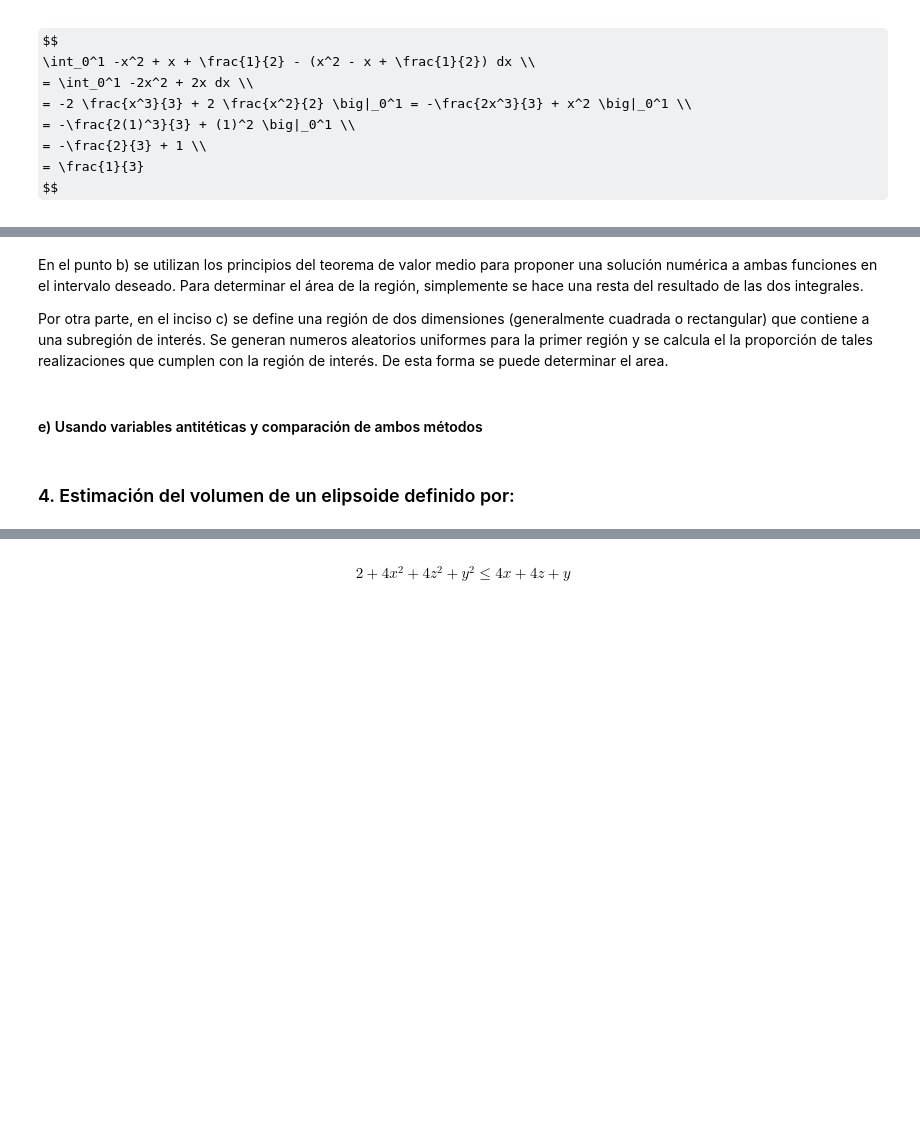
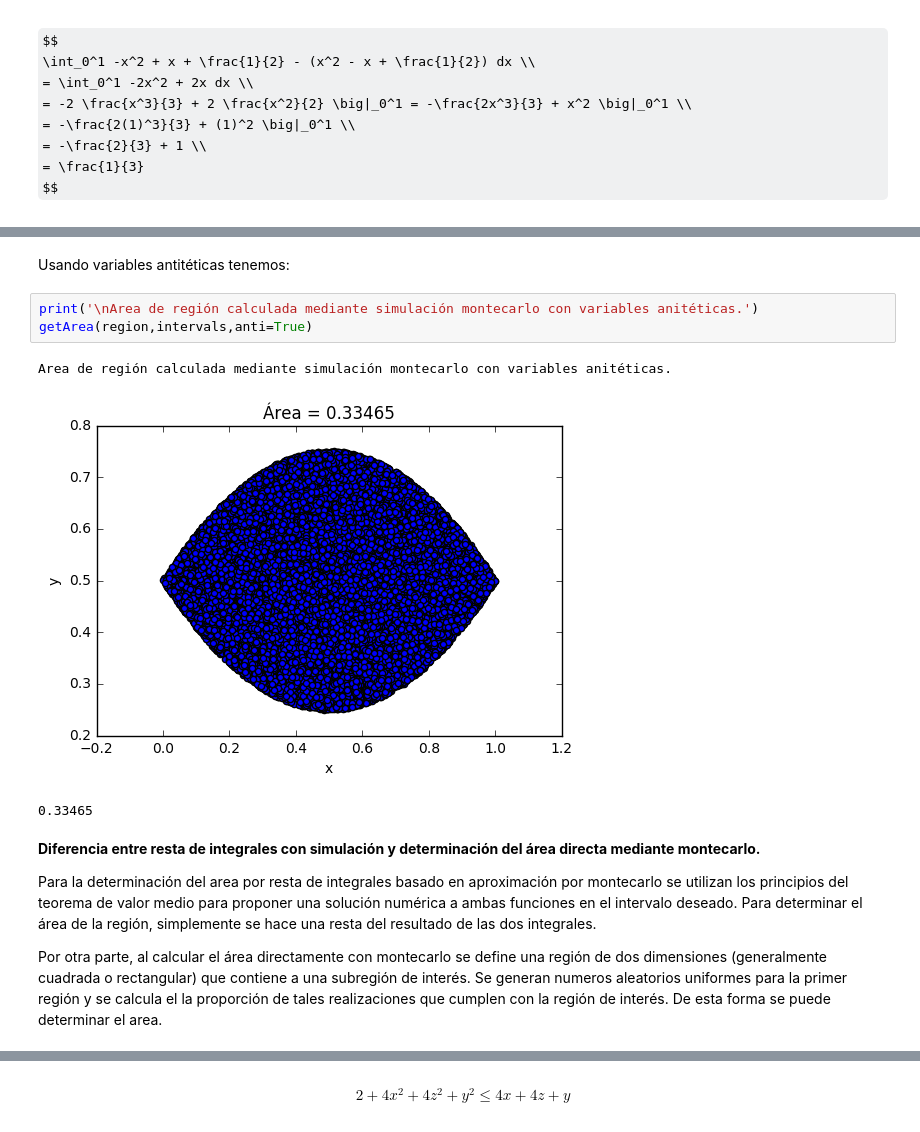
Before and after one commit to RHDZMOTA/simulacion_riesgos, a Jupyter notebook: p1/Trabajo 01 Simulación de Riesgos Financieros.ipynb, the cells around one changed output, grey strips where cells are left out. Drawn from its saved outputs; the diff is of its cells as text; some formulas as TeX source; blank space fills up the shorter version.

```diff
--- a/p1/Trabajo 01 Simulación de Riesgos Financieros.ipynb
+++ b/p1/Trabajo 01 Simulación de Riesgos Financieros.ipynb
@@ -370,8 +428,15 @@ plt.show()
+# %% [markdown]
+Usando variables antitéticas tenemos:
+# %%
+print('\nArea de región calculada mediante simulación montecarlo con variables anitéticas.')
+getArea(region,intervals,anti=True)
+# %% [output]
+Area de región calculada mediante simulación montecarlo con variables anitéticas.
+[figure, added]
+0.33465
 # %% [markdown]
-En el punto b) se utilizan los principios del teorema de valor medio para proponer una solución numérica a ambas funciones en el intervalo deseado. Para determinar el área de la región, simplemente se hace una resta del resultado de las dos integrales.
+**Diferencia entre resta de integrales con simulación y determinación del área directa mediante montecarlo.**
 
-Por otra parte, en el inciso c) se define una región de dos dimensiones (generalmente cuadrada o rectangular) que contiene a una subregión de interés. Se generan numeros aleatorios uniformes para la primer región y se calcula el la proporción de tales realizaciones que cumplen con la región de interés. De esta forma se puede determinar el area.
+Para la determinación del area por resta de integrales basado en aproximación por montecarlo se utilizan los principios del teorema de valor medio para proponer una solución numérica a ambas funciones en el intervalo deseado. Para determinar el área de la región, simplemente se hace una resta del resultado de las dos integrales.
+
+Por otra parte, al calcular el área directamente con montecarlo se define una región de dos dimensiones (generalmente cuadrada o rectangular) que contiene a una subregión de interés. Se generan numeros aleatorios uniformes para la primer región y se calcula el la proporción de tales realizaciones que cumplen con la región de interés. De esta forma se puede determinar el area.
-# %% [markdown]
-#### e) Usando variables antitéticas y comparación de ambos métodos
-# %% [markdown]
-### 4. Estimación del volumen de un elipsoide definido por:
```
Also changed, not shown: parts of 189 cells of this notebook.
